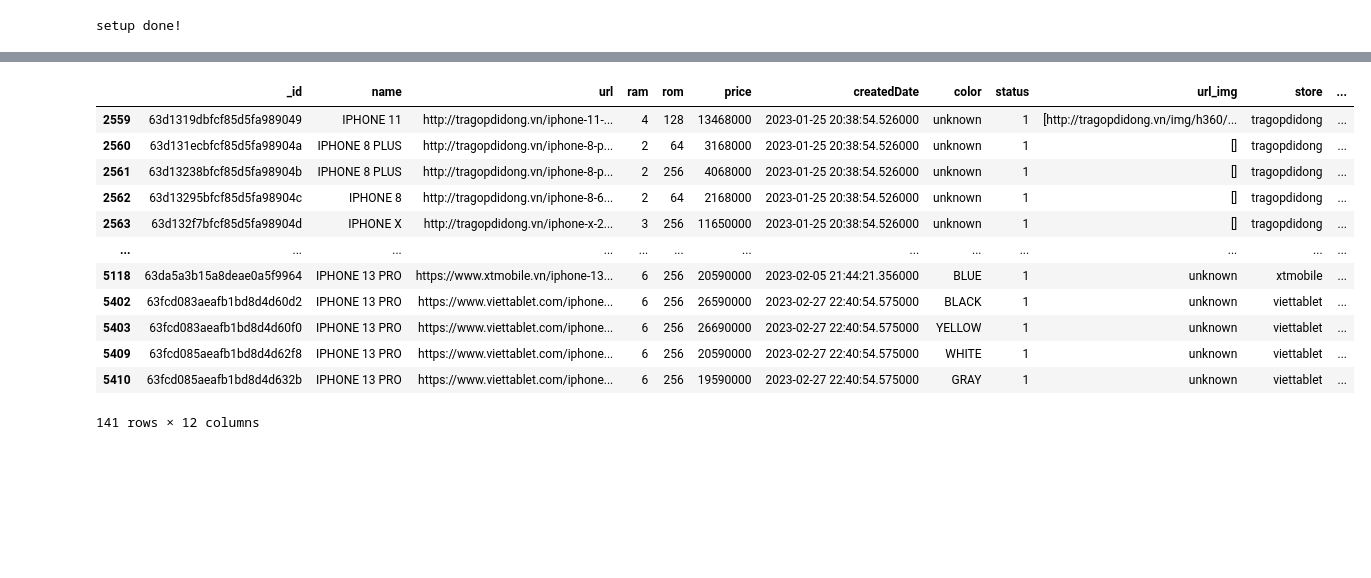
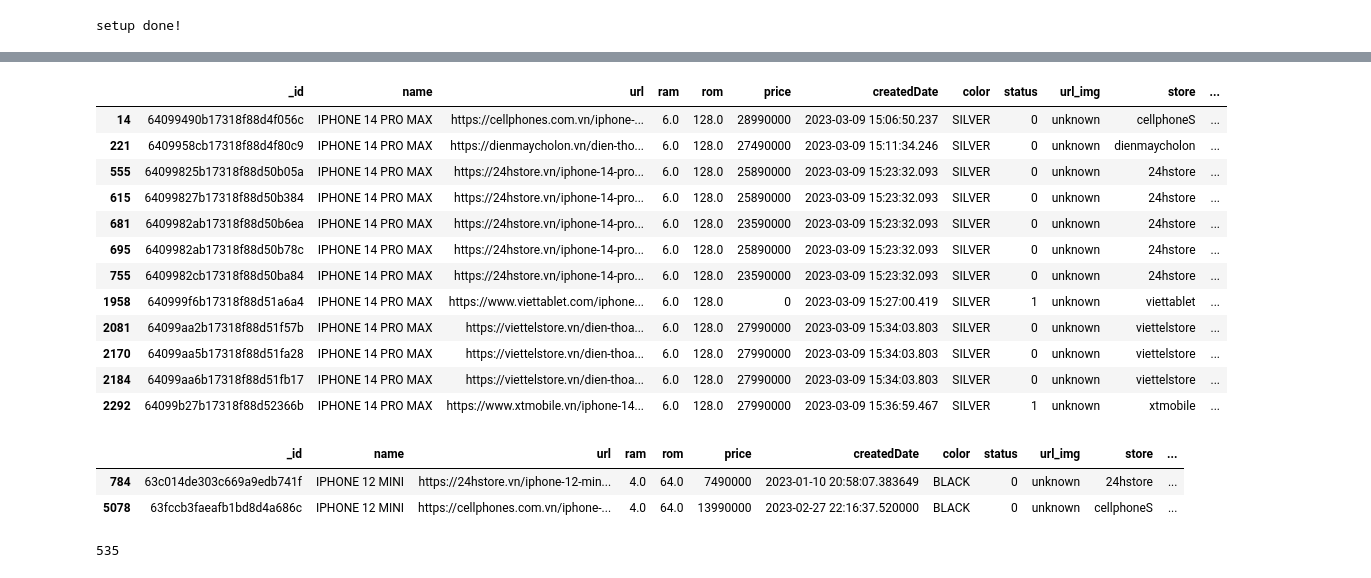
Before and after one commit to Thang-ND/DATN-20221, a Jupyter notebook: datamatching/experiment.ipynb, the cells around one changed output, grey strips where cells are left out. Cells and saved outputs as stored; diff of their text form; code cells hidden in the pictures; blank space fills up the shorter version.

```diff
--- a/datamatching/experiment.ipynb
+++ b/datamatching/experiment.ipynb
@@ -122,4 +130,0 @@ df.head()
-# %%
-df = df.drop('id_orgin', axis=1)
-df = df.drop('list_id', axis=1)
-df.columns
@@ -127,12 +151,12 @@ df.columns
 levenshtein  = strsimpy.NormalizedLevenshtein()
 
 def levenshtein_score(x,y):
-    if (x=='unknown' or y =='unknown'):
+    if (x=='unknown' or y =='unknown' ):
         return 1
     return 1 - levenshtein.distance(x,y)
 
 def difference_score(x,y):
-    if (x=='unknown' or y =='unknown'):
+    if (x=='unknown' or y =='unknown' or x == 0 or y == 0):
         return 1
     return 1 if x==y else 0
 
@@ -159,5 +183,7 @@ def clust_filter(arr):
             cluster.append(arr[i])
 
     return cluster
+# %%
+df_new = df
 # %%
-arr = df.values.tolist()
+arr = df_new.values.tolist()
@@ -212,16 +240,16 @@ len(list_id)
 # %%
-df[df['id'].isin(list_id)]
+df_new[df_new['id'].isin(list_id)]
 # %% [output]
 |  | _id | name | url | ram | rom | price | createdDate | color | status | url_img | store | ... |
-| 2559 | 63d1319dbfcf85d5fa989049 | IPHONE 11 | http://tragopdidong.vn/iphone-11-... | 4 | 128 | 13468000 | 2023-01-25 20:38:54.526000 | unknown | 1 | [http://tragopdidong.vn/img/h360/... | tragopdidong | ... |
-| 2560 | 63d131ecbfcf85d5fa98904a | IPHONE 8 PLUS | http://tragopdidong.vn/iphone-8-p... | 2 | 64 | 3168000 | 2023-01-25 20:38:54.526000 | unknown | 1 | [] | tragopdidong | ... |
-| 2561 | 63d13238bfcf85d5fa98904b | IPHONE 8 PLUS | http://tragopdidong.vn/iphone-8-p... | 2 | 256 | 4068000 | 2023-01-25 20:38:54.526000 | unknown | 1 | [] | tragopdidong | ... |
-| 2562 | 63d13295bfcf85d5fa98904c | IPHONE 8 | http://tragopdidong.vn/iphone-8-6... | 2 | 64 | 2168000 | 2023-01-25 20:38:54.526000 | unknown | 1 | [] | tragopdidong | ... |
-| 2563 | 63d132f7bfcf85d5fa98904d | IPHONE X | http://tragopdidong.vn/iphone-x-2... | 3 | 256 | 11650000 | 2023-01-25 20:38:54.526000 | unknown | 1 | [] | tragopdidong | ... |
-| ... | ... | ... | ... | ... | ... | ... | ... | ... | ... | ... | ... | ... |
-| 5118 | 63da5a3b15a8deae0a5f9964 | IPHONE 13 PRO | https://www.xtmobile.vn/iphone-13... | 6 | 256 | 20590000 | 2023-02-05 21:44:21.356000 | BLUE | 1 | unknown | xtmobile | ... |
-| 5402 | 63fcd083aeafb1bd8d4d60d2 | IPHONE 13 PRO | https://www.viettablet.com/iphone... | 6 | 256 | 26590000 | 2023-02-27 22:40:54.575000 | BLACK | 1 | unknown | viettablet | ... |
-| 5403 | 63fcd083aeafb1bd8d4d60f0 | IPHONE 13 PRO | https://www.viettablet.com/iphone... | 6 | 256 | 26690000 | 2023-02-27 22:40:54.575000 | YELLOW | 1 | unknown | viettablet | ... |
-| 5409 | 63fcd085aeafb1bd8d4d62f8 | IPHONE 13 PRO | https://www.viettablet.com/iphone... | 6 | 256 | 20590000 | 2023-02-27 22:40:54.575000 | WHITE | 1 | unknown | viettablet | ... |
-| 5410 | 63fcd085aeafb1bd8d4d632b | IPHONE 13 PRO | https://www.viettablet.com/iphone... | 6 | 256 | 19590000 | 2023-02-27 22:40:54.575000 | GRAY | 1 | unknown | viettablet | ... |
+| 14 | 64099490b17318f88d4f056c | IPHONE 14 PRO MAX | https://cellphones.com.vn/iphone-... | 6.0 | 128.0 | 28990000 | 2023-03-09 15:06:50.237 | SILVER | 0 | unknown | cellphoneS | ... |
+| 221 | 6409958cb17318f88d4f80c9 | IPHONE 14 PRO MAX | https://dienmaycholon.vn/dien-tho... | 6.0 | 128.0 | 27490000 | 2023-03-09 15:11:34.246 | SILVER | 0 | unknown | dienmaycholon | ... |
+| 555 | 64099825b17318f88d50b05a | IPHONE 14 PRO MAX | https://24hstore.vn/iphone-14-pro... | 6.0 | 128.0 | 25890000 | 2023-03-09 15:23:32.093 | SILVER | 0 | unknown | 24hstore | ... |
+| 615 | 64099827b17318f88d50b384 | IPHONE 14 PRO MAX | https://24hstore.vn/iphone-14-pro... | 6.0 | 128.0 | 25890000 | 2023-03-09 15:23:32.093 | SILVER | 0 | unknown | 24hstore | ... |
+| 681 | 6409982ab17318f88d50b6ea | IPHONE 14 PRO MAX | https://24hstore.vn/iphone-14-pro... | 6.0 | 128.0 | 23590000 | 2023-03-09 15:23:32.093 | SILVER | 0 | unknown | 24hstore | ... |
+| 695 | 6409982ab17318f88d50b78c | IPHONE 14 PRO MAX | https://24hstore.vn/iphone-14-pro... | 6.0 | 128.0 | 25890000 | 2023-03-09 15:23:32.093 | SILVER | 0 | unknown | 24hstore | ... |
+| 755 | 6409982cb17318f88d50ba84 | IPHONE 14 PRO MAX | https://24hstore.vn/iphone-14-pro... | 6.0 | 128.0 | 23590000 | 2023-03-09 15:23:32.093 | SILVER | 0 | unknown | 24hstore | ... |
+| 1958 | 640999f6b17318f88d51a6a4 | IPHONE 14 PRO MAX | https://www.viettablet.com/iphone... | 6.0 | 128.0 | 0 | 2023-03-09 15:27:00.419 | SILVER | 1 | unknown | viettablet | ... |
+| 2081 | 64099aa2b17318f88d51f57b | IPHONE 14 PRO MAX | https://viettelstore.vn/dien-thoa... | 6.0 | 128.0 | 27990000 | 2023-03-09 15:34:03.803 | SILVER | 0 | unknown | viettelstore | ... |
+| 2170 | 64099aa5b17318f88d51fa28 | IPHONE 14 PRO MAX | https://viettelstore.vn/dien-thoa... | 6.0 | 128.0 | 27990000 | 2023-03-09 15:34:03.803 | SILVER | 0 | unknown | viettelstore | ... |
+| 2184 | 64099aa6b17318f88d51fb17 | IPHONE 14 PRO MAX | https://viettelstore.vn/dien-thoa... | 6.0 | 128.0 | 27990000 | 2023-03-09 15:34:03.803 | SILVER | 0 | unknown | viettelstore | ... |
+| 2292 | 64099b27b17318f88d52366b | IPHONE 14 PRO MAX | https://www.xtmobile.vn/iphone-14... | 6.0 | 128.0 | 27990000 | 2023-03-09 15:36:59.467 | SILVER | 1 | unknown | xtmobile | ... |
-141 rows × 12 columns
@@ -229,0 +256,6 @@ df[df['name']=='IPHONE SE 3']
+# %%
+df_new[(df_new['name']=='IPHONE 12 MINI') & (df_new['rom'] == 64.0) & (df_new['color'] == 'BLACK')]
+# %% [output]
+|  | _id | name | url | ram | rom | price | createdDate | color | status | url_img | store | ... |
+| 784 | 63c014de303c669a9edb741f | IPHONE 12 MINI | https://24hstore.vn/iphone-12-min... | 4.0 | 64.0 | 7490000 | 2023-01-10 20:58:07.383649 | BLACK | 0 | unknown | 24hstore | ... |
+| 5078 | 63fccb3faeafb1bd8d4a686c | IPHONE 12 MINI | https://cellphones.com.vn/iphone-... | 4.0 | 64.0 | 13990000 | 2023-02-27 22:16:37.520000 | BLACK | 0 | unknown | cellphoneS | ... |
@@ -229,0 +267,4 @@ df[df['name']=='IPHONE SE 3']
+# %%
+len(cluster)
+# %% [output]
+535
```
Also changed, not shown: parts of 54 cells of this notebook, 20 other files.
